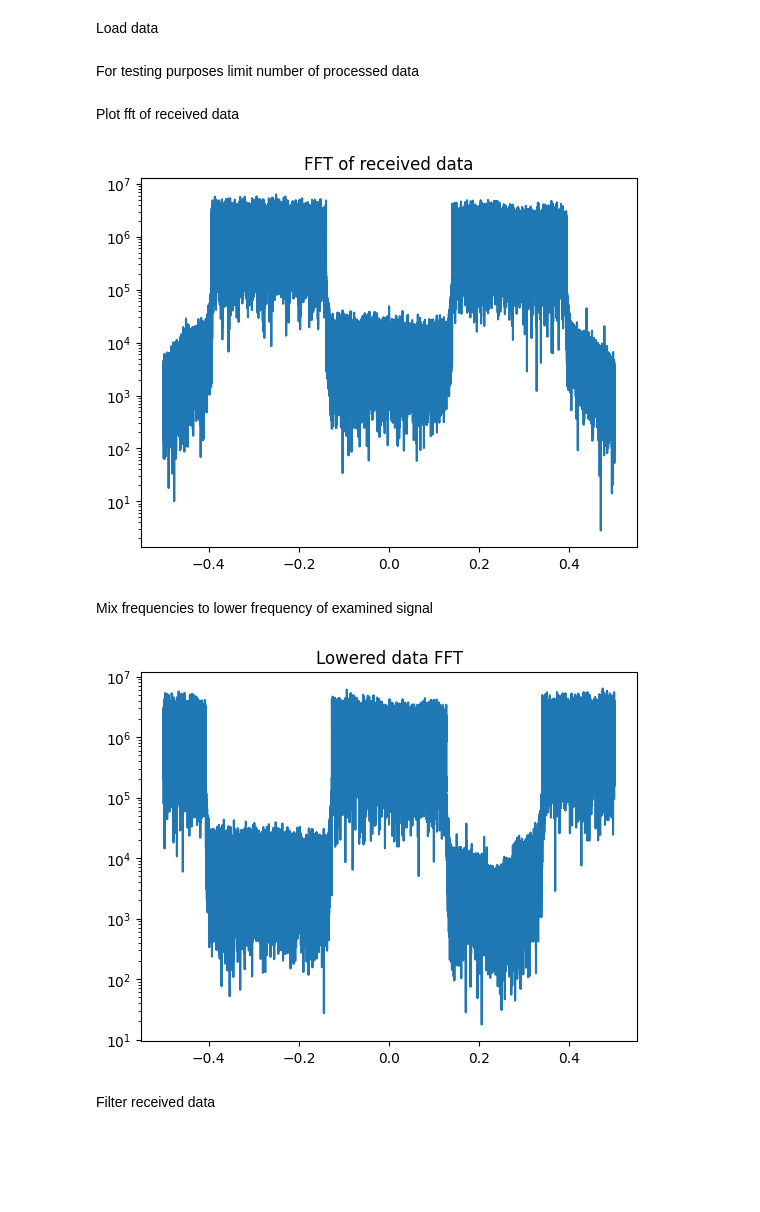
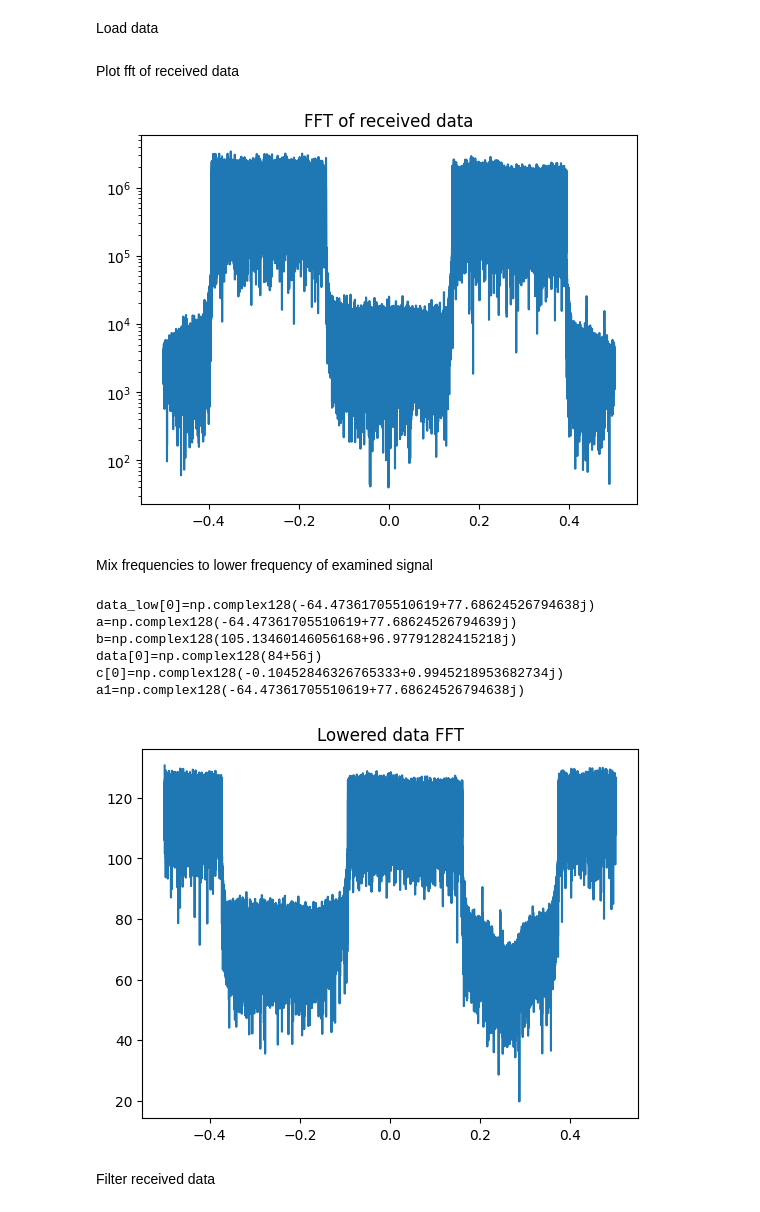
Before and after one commit to jlatusek/dvbt-py, a Jupyter notebook: dvbt.ipynb, the cells around one changed output. Cells and saved outputs as stored; diff of their text form; code cells hidden in the pictures; blank space fills up the shorter version.

Commit message:
Make mixing frequency works
The problem was wrong generation of vectory by which source data was multiplied.
It was related to wrongly added minus sign during c generation

```diff
--- a/dvbt.ipynb
+++ b/dvbt.ipynb
@@ -55,12 +28,11 @@ f1 = dvbt_data["f1"][0][0]
 f2 = dvbt_data["f2"][0][0]
 fs = dvbt_data["fs"][0][0]
 data = np.squeeze(dvbt_data["data"])
+
+# For testing purposes limit number of processed data
+data = data[0:100000]
+N = len(data)
+n = np.linspace(-0.5, 0.5, N)
-# %% [markdown]
-For testing purposes limit number of processed data
-# %%
-data = data[0:200000]
-N = len(data)
-n = np.linspace(-0.5, 0.5, N)
 # %% [markdown]
 Plot fft of received data
 # %%
@@ -68,21 +40,34 @@ plt.semilogy(n, np.abs(np.fft.fftshift(np.fft.fft(data))))
 plt.title("FFT of received data")
 plt.show()
 # %% [output]
-[figure, old version]
+[figure, new version]
 # %% [markdown]
 Mix frequencies to lower frequency of examined signal
 # %%
 fo = 8e6 / fs
-k = np.arange(1, len(data) + 1)
-c = np.exp(-1j * (2 * np.pi * fo * k))
-data_low = np.multiply(data, c)
+k = np.arange(1, len(data)+1)
+c = np.exp(1j * (2 * np.pi * fo * k))
+data_low = data * c
+
+a = data[0] * c[0]
+b = data[1] * c[1]
+print(f"{data_low[0]=}\n{a=}\n{b=}\n{data[0]=}\n{c[0]=}")
+a1 = np.multiply(data[0], c[0])
+print(f"{a1=}")
+# %% [output]
+data_low[0]=np.complex128(-64.47361705510619+77.68624526794638j)
+a=np.complex128(-64.47361705510619+77.68624526794639j)
+b=np.complex128(105.13460146056168+96.97791282415218j)
+data[0]=np.complex128(84+56j)
+c[0]=np.complex128(-0.10452846326765333+0.9945218953682734j)
+a1=np.complex128(-64.47361705510619+77.68624526794638j)
 # %%
 plt.figure()
-plt.semilogy(n, np.abs(np.fft.fftshift(np.fft.fft(data_low))))
+plt.plot(n, 20 * np.log10(np.abs(np.fft.fft(data_low))))
 plt.title("Lowered data FFT")
 plt.show()
 # %% [output]
-[figure, old version]
+[figure, new version]
 # %% [markdown]
 Filter received data
 # %%
```
Also changed, not shown: parts of 5 cells of this notebook.
